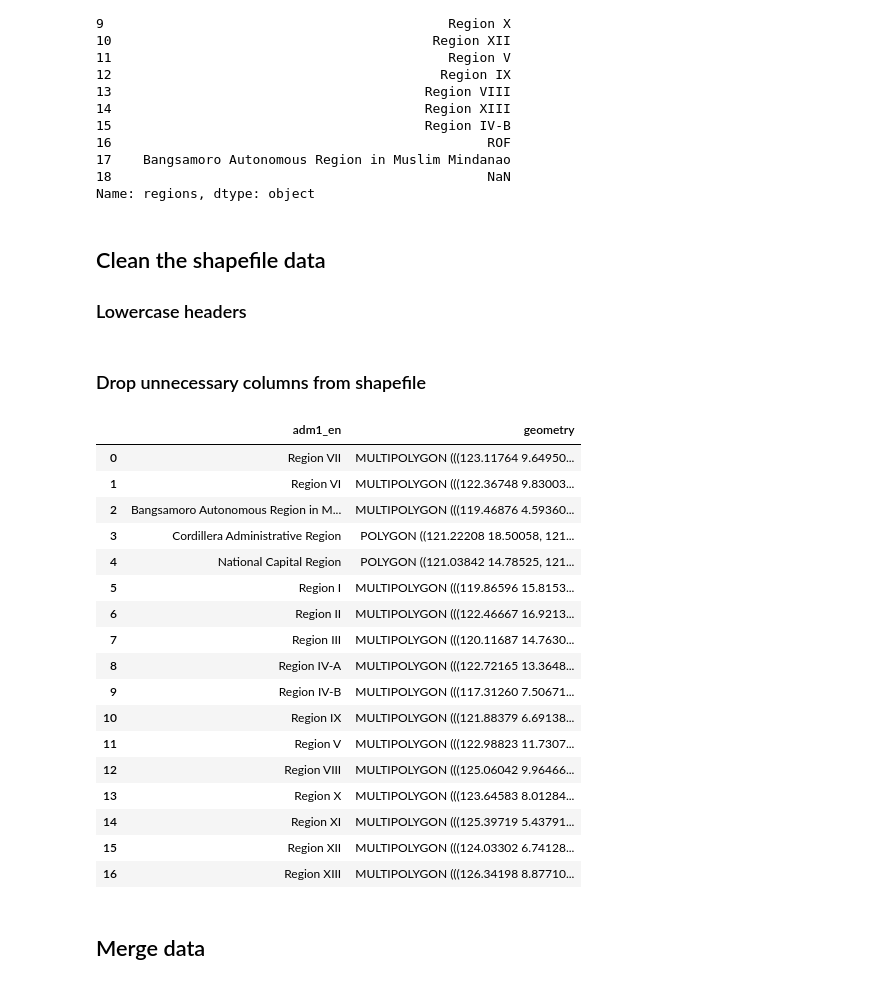
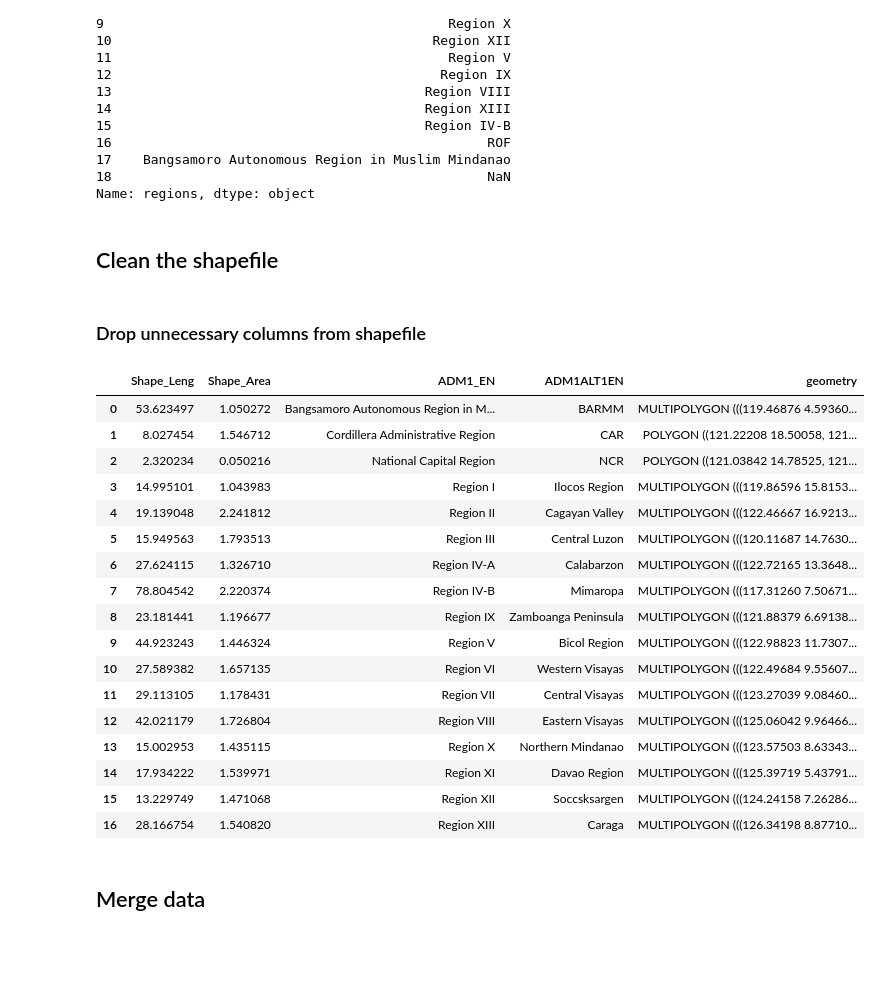
Before and after one commit to pmagtulis/covid-ph-map, a Jupyter notebook: notebooks/regional_covid_cases.ipynb, the cells around one changed output. Cells and saved outputs as stored; diff of their text form; code cells hidden in the pictures; blank space fills up the shorter version.

```diff
--- a/notebooks/regional_covid_cases.ipynb
+++ b/notebooks/regional_covid_cases.ipynb
@@ -65,6 +75,6 @@ df.head()
 
 ## Read through file
 # %%
-region_shape = gpd.read_file('regions.zip')
+region_shape = gpd.read_file('maps/regions.zip')
 region_shape
 # %% [output]
@@ -118,34 +128,30 @@ df.regions
 17    Bangsamoro Autonomous Region in Muslim Mindanao
 18                                                NaN
 Name: regions, dtype: object
-# %% [markdown]
-## Clean the shapefile data
-
-### Lowercase headers
-# %%
-region_shape.columns = region_shape.columns.str.lower()
+# %% [markdown]
+## Clean the shapefile
 # %% [markdown]
 ### Drop unnecessary columns from shapefile
 # %%
-region_shape = region_shape.drop(['updated', 'adm_id','adm1_pcode', 'area', 'perimeter', 'latitude', 'longitude'], axis=1)
+region_shape = region_shape.drop(['ADM0_PCODE', 'ADM0_EN','date','validOn','validTo', 'ADM1_PCODE', 'ADM1ALT2EN', 'ADM1_REF'], axis=1)
 region_shape
 # %% [output]
-|  | adm1_en | geometry |
-| 0 | Region VII | MULTIPOLYGON (((123.11764 9.64950... |
-| 1 | Region VI | MULTIPOLYGON (((122.36748 9.83003... |
-| 2 | Bangsamoro Autonomous Region in M... | MULTIPOLYGON (((119.46876 4.59360... |
-| 3 | Cordillera Administrative Region | POLYGON ((121.22208 18.50058, 121... |
-| 4 | National Capital Region | POLYGON ((121.03842 14.78525, 121... |
-| 5 | Region I | MULTIPOLYGON (((119.86596 15.8153... |
-| 6 | Region II | MULTIPOLYGON (((122.46667 16.9213... |
-| 7 | Region III | MULTIPOLYGON (((120.11687 14.7630... |
-| 8 | Region IV-A | MULTIPOLYGON (((122.72165 13.3648... |
-| 9 | Region IV-B | MULTIPOLYGON (((117.31260 7.50671... |
-| 10 | Region IX | MULTIPOLYGON (((121.88379 6.69138... |
-| 11 | Region V | MULTIPOLYGON (((122.98823 11.7307... |
-| 12 | Region VIII | MULTIPOLYGON (((125.06042 9.96466... |
-| 13 | Region X | MULTIPOLYGON (((123.64583 8.01284... |
-| 14 | Region XI | MULTIPOLYGON (((125.39719 5.43791... |
-| 15 | Region XII | MULTIPOLYGON (((124.03302 6.74128... |
-| 16 | Region XIII | MULTIPOLYGON (((126.34198 8.87710... |
+|  | Shape_Leng | Shape_Area | ADM1_EN | ADM1ALT1EN | geometry |
+| 0 | 53.623497 | 1.050272 | Bangsamoro Autonomous Region in M... | BARMM | MULTIPOLYGON (((119.46876 4.59360... |
+| 1 | 8.027454 | 1.546712 | Cordillera Administrative Region | CAR | POLYGON ((121.22208 18.50058, 121... |
+| 2 | 2.320234 | 0.050216 | National Capital Region | NCR | POLYGON ((121.03842 14.78525, 121... |
+| 3 | 14.995101 | 1.043983 | Region I | Ilocos Region | MULTIPOLYGON (((119.86596 15.8153... |
+| 4 | 19.139048 | 2.241812 | Region II | Cagayan Valley | MULTIPOLYGON (((122.46667 16.9213... |
+| 5 | 15.949563 | 1.793513 | Region III | Central Luzon | MULTIPOLYGON (((120.11687 14.7630... |
+| 6 | 27.624115 | 1.326710 | Region IV-A | Calabarzon | MULTIPOLYGON (((122.72165 13.3648... |
+| 7 | 78.804542 | 2.220374 | Region IV-B | Mimaropa | MULTIPOLYGON (((117.31260 7.50671... |
+| 8 | 23.181441 | 1.196677 | Region IX | Zamboanga Peninsula | MULTIPOLYGON (((121.88379 6.69138... |
+| 9 | 44.923243 | 1.446324 | Region V | Bicol Region | MULTIPOLYGON (((122.98823 11.7307... |
+| 10 | 27.589382 | 1.657135 | Region VI | Western Visayas | MULTIPOLYGON (((122.49684 9.55607... |
+| 11 | 29.113105 | 1.178431 | Region VII | Central Visayas | MULTIPOLYGON (((123.27039 9.08460... |
+| 12 | 42.021179 | 1.726804 | Region VIII | Eastern Visayas | MULTIPOLYGON (((125.06042 9.96466... |
+| 13 | 15.002953 | 1.435115 | Region X | Northern Mindanao | MULTIPOLYGON (((123.57503 8.63343... |
+| 14 | 17.934222 | 1.539971 | Region XI | Davao Region | MULTIPOLYGON (((125.39719 5.43791... |
+| 15 | 13.229749 | 1.471068 | Region XII | Soccsksargen | MULTIPOLYGON (((124.24158 7.26286... |
+| 16 | 28.166754 | 1.540820 | Region XIII | Caraga | MULTIPOLYGON (((126.34198 8.87710... |
 # %%
```
Also changed, not shown: parts of 17 cells of this notebook, 27 other files.
